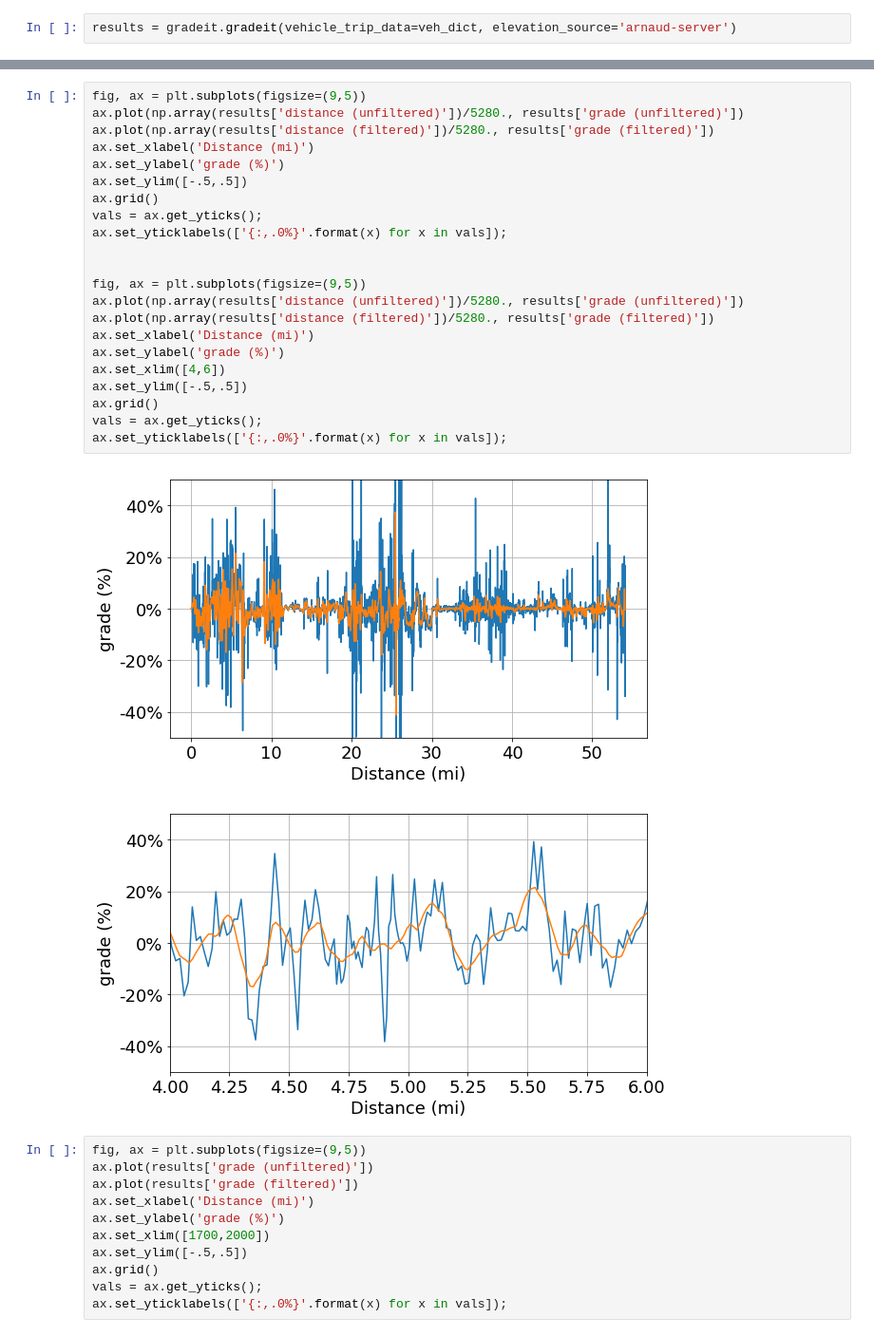
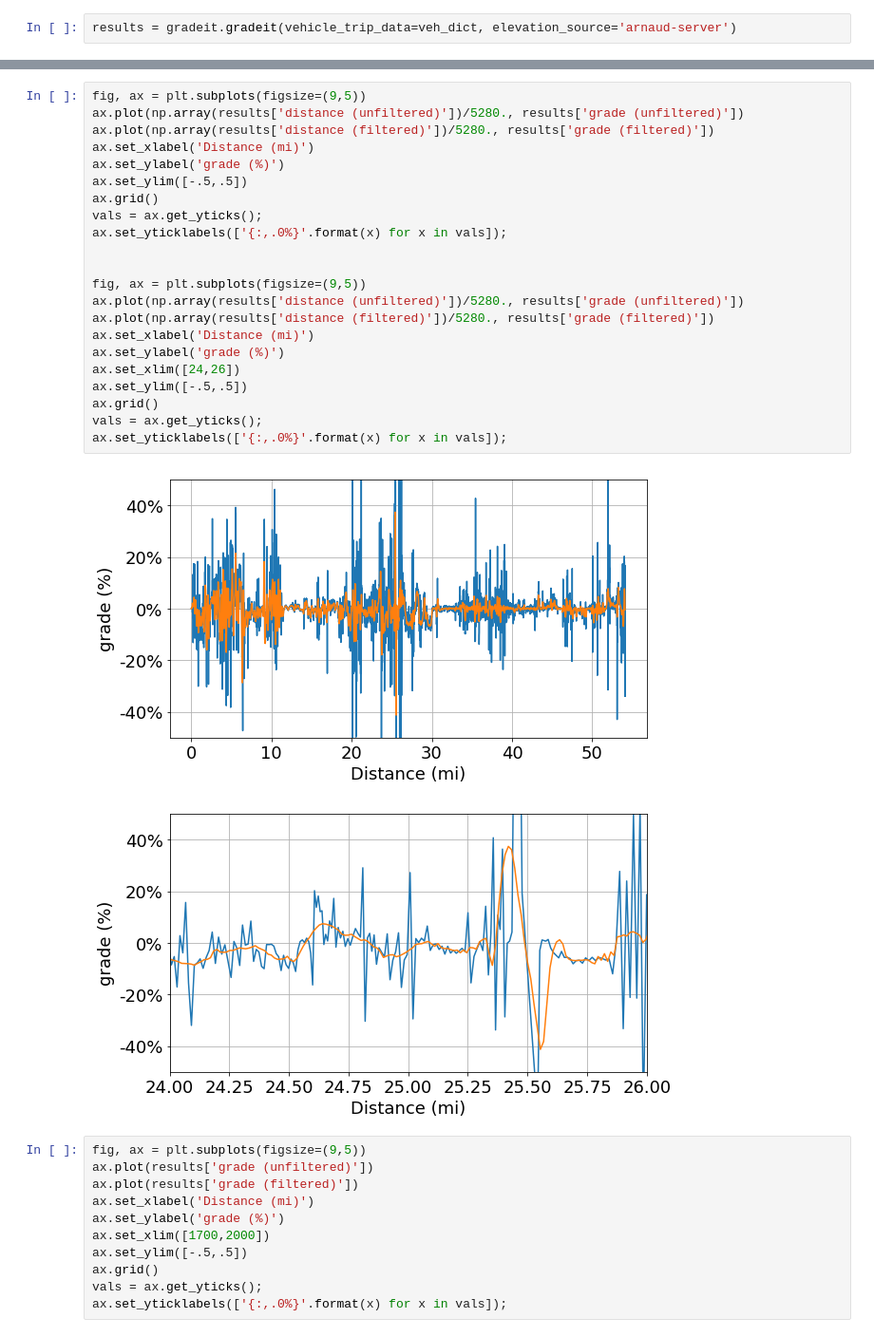
Before and after one commit to NREL/gradeit, a Jupyter notebook: demo/tech_targets_demo.ipynb, the cells around one changed output, grey strips where cells are left out. Shown: that part at 95% size. Saved outputs shown, nothing was run; the diff lists cells and outputs as text.

```diff
--- a/demo/tech_targets_demo.ipynb
+++ b/demo/tech_targets_demo.ipynb
@@ -101,28 +105,28 @@ ax.grid()
 # %%
 fig, ax = plt.subplots(figsize=(9,5))
 ax.plot(np.array(results['distance (unfiltered)'])/5280., results['grade (unfiltered)'])
 ax.plot(np.array(results['distance (filtered)'])/5280., results['grade (filtered)'])
 ax.set_xlabel('Distance (mi)')
 ax.set_ylabel('grade (%)')
 ax.set_ylim([-.5,.5])
 ax.grid()
 vals = ax.get_yticks();
 ax.set_yticklabels(['{:,.0%}'.format(x) for x in vals]);
 
 
 fig, ax = plt.subplots(figsize=(9,5))
 ax.plot(np.array(results['distance (unfiltered)'])/5280., results['grade (unfiltered)'])
 ax.plot(np.array(results['distance (filtered)'])/5280., results['grade (filtered)'])
 ax.set_xlabel('Distance (mi)')
 ax.set_ylabel('grade (%)')
-ax.set_xlim([4,6])
+ax.set_xlim([24,26])
 ax.set_ylim([-.5,.5])
 ax.grid()
 vals = ax.get_yticks();
 ax.set_yticklabels(['{:,.0%}'.format(x) for x in vals]);
 # %% [output]
 [figure]
-[figure, old version]
+[figure, new version]
 # %%
 fig, ax = plt.subplots(figsize=(9,5))
 ax.plot(results['grade (unfiltered)'])
```
Also changed, not shown: parts of 2 cells of this notebook, 5 other files.
